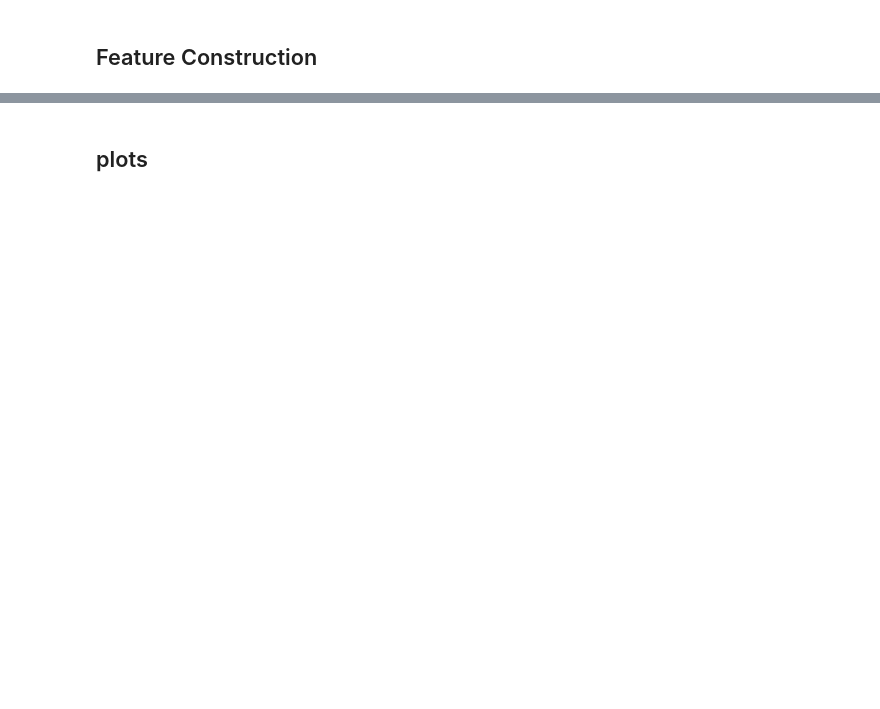
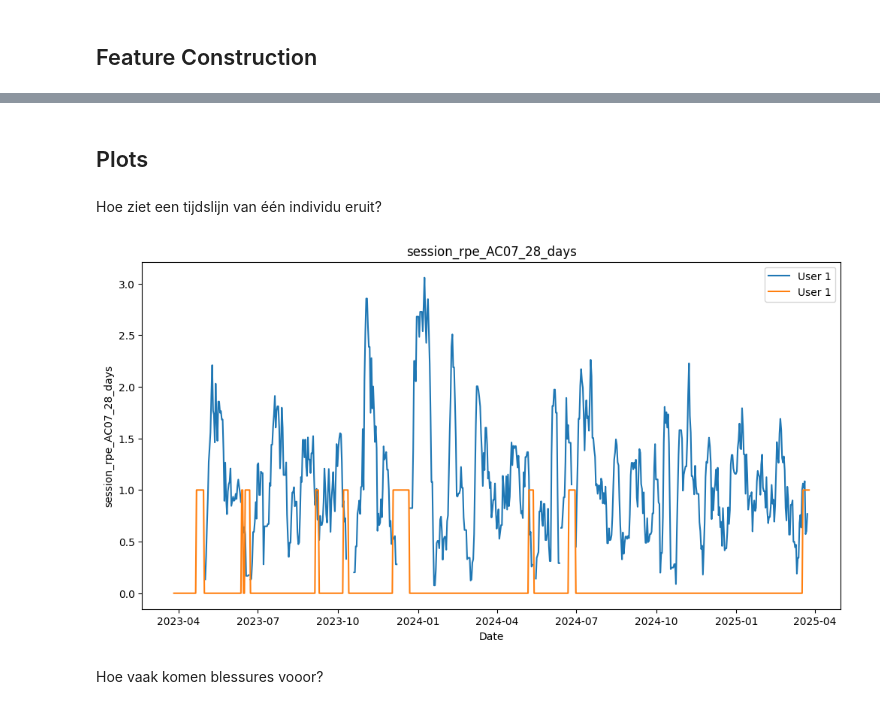
Before and after one commit to Rens88/LPCXL2025AI, a Jupyter notebook: fake_injury_data_generation.ipynb, the cells around one changed output, grey strips where cells are left out. Saved outputs shown, nothing was run; the diff lists cells and outputs as text; code cells hidden in the pictures; blank space fills up the shorter version.

```diff
--- a/fake_injury_data_generation.ipynb
+++ b/fake_injury_data_generation.ipynb
@@ -57,6 +73,6 @@ please provide us feedback at https://github.com/pandas-dev/pandas/issues/54466
 # %%
 # Construct a useful feature that tracks how many days until the next injury
-def add_days_until_next_injury(df_user_id):
+def add_days_until_next_injury(df_user_id, introduce_bias_n_days_before, upcoming_injury_col_full, upcoming_injury_col_half, upcoming_injury_col_quarter):
      df_user_id['days_until_next_injury'] = np.nan
      for injury_idx in df_user_id['injury_idx'].unique():
           if str(injury_idx) == 'nan' or injury_idx is None:
@@ -67,6 +83,13 @@ def add_days_until_next_injury(df_user_id):
           delta_time = cur_injury_date - df_user_id['date']
           df_user_id.loc[prior_to_injury_bool, 'days_until_next_injury'] = delta_time.loc[prior_to_injury_bool].dt.days
 
+     df_user_id[upcoming_injury_col_full] = df_user_id['days_until_next_injury'] <= introduce_bias_n_days_before
+     df_user_id[upcoming_injury_col_half] = df_user_id['days_until_next_injury'] <= introduce_bias_n_days_before / 2
+     df_user_id[upcoming_injury_col_quarter] = df_user_id['days_until_next_injury'] <= introduce_bias_n_days_before / 4
      return df_user_id
 
-injury_data = injury_data.groupby('user_id', group_keys=False).apply(add_days_until_next_injury).reset_index(drop=True)
+# Example usage:
+upcoming_injury_col_full = f'upcoming_injury_within_{introduce_bias_n_days_before:02d}_days'
+upcoming_injury_col_half = f'upcoming_injury_within_{int(introduce_bias_n_days_before/2):02d}_days'
+upcoming_injury_col_quarter = f'upcoming_injury_within_{int(introduce_bias_n_days_before/4):02d}_days'
+injury_data = injury_data.groupby('user_id', group_keys=False).apply(add_days_until_next_injury, introduce_bias_n_days_before = introduce_bias_n_days_before, upcoming_injury_col_full = upcoming_injury_col_full, upcoming_injury_col_half = upcoming_injury_col_half, upcoming_injury_col_quarter = upcoming_injury_col_quarter).reset_index(drop=True)
@@ -314,12 +369,13 @@ def compute_load_sum(df, load_col, n_days_prev, date_col = 'date', user_id_col =
           group = group.set_index(date_col).sort_index()
 
           # Compute rolling sum and standard deviation
-          group[sum_col] = group[load_col].rolling(f'{n_days_prev}D', closed='left').sum()
-          group[std0_col] = group[load_col].rolling(f'{n_days_prev}D', closed='left').std(ddof=0).fillna(0)
+          group[sum_col] = group[load_col].rolling(f'{n_days_prev}D', closed='right').sum()
+          group[std0_col] = group[load_col].fillna(0).rolling(f'{n_days_prev}D', closed='right').std(ddof=0)
 
+          # Set incomplete series to np.nan
           since_start = group.index - group.index.min()
-          group.loc[since_start.days < n_days_prev, sum_col] = np.nan
-          group.loc[since_start.days < n_days_prev, std0_col] = np.nan
+          group.loc[since_start.days < (n_days_prev-1), sum_col] = np.nan
+          group.loc[since_start.days < (n_days_prev-1), std0_col] = np.nan
 
           group[user_id_col] = user_id  # Reintroduce user_id column
           group.reset_index().rename(columns={'index': date_col})
@@ -351,5 +407,6 @@ def feature_construction(df):
      return df
 ###########
 
+# Example usage:
 training_load_en_wellness_data = feature_construction(training_load_en_wellness_data)
 biased_training_load_en_wellness_data = feature_construction(biased_training_load_en_wellness_data)
@@ -427,4 +415,30 @@ biased_training_load_en_wellness_data
 training_load_en_wellness_data.to_csv('exported_data.csv')
 biased_training_load_en_wellness_data.to_csv('exported_data_biased.csv')
 # %% [markdown]
-## plots
+## Plots
+# %% [markdown]
+Hoe ziet een tijdslijn van één individu eruit?
+# %%
+# For exploration purposes, plot when an individual is injured (works for relatively small numbers (<15 ish))
+def plot_injury_status(df):
+    plt.figure(figsize=(12, 6))
+    for user_id in df["user_id"].unique():
+        user_data = df[df["user_id"] == user_id]
+        plt.plot(user_data["date"], user_data["session_rpe_AC07_28_days"], label=f'User {user_id}')
+        plt.plot(user_data["date"], user_data["currently_injured"].astype(int), label=f'User {user_id}')
+
+        break
+
+    plt.xlabel("Date")
+    plt.ylabel("session_rpe_AC07_28_days")
+    plt.title("session_rpe_AC07_28_days")
+    plt.legend()
+    plt.show()
+    return
+
+# Example usage:
+plot_injury_status(biased_training_load_en_wellness_data)
+# %% [output]
+[figure, added]
+# %% [markdown]
+Hoe vaak komen blessures vooor?
```
Also changed, not shown: parts of 16 cells of this notebook, 2 other files.
